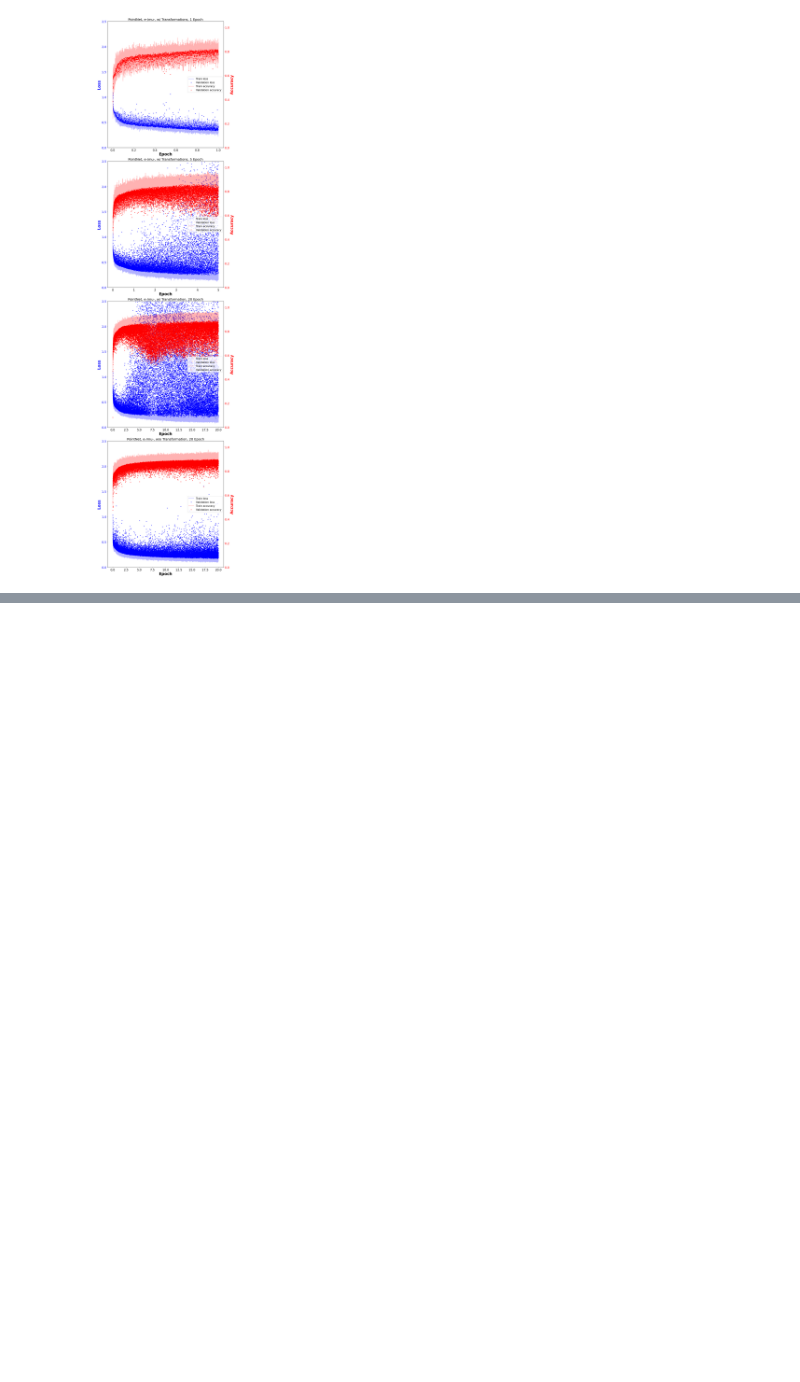
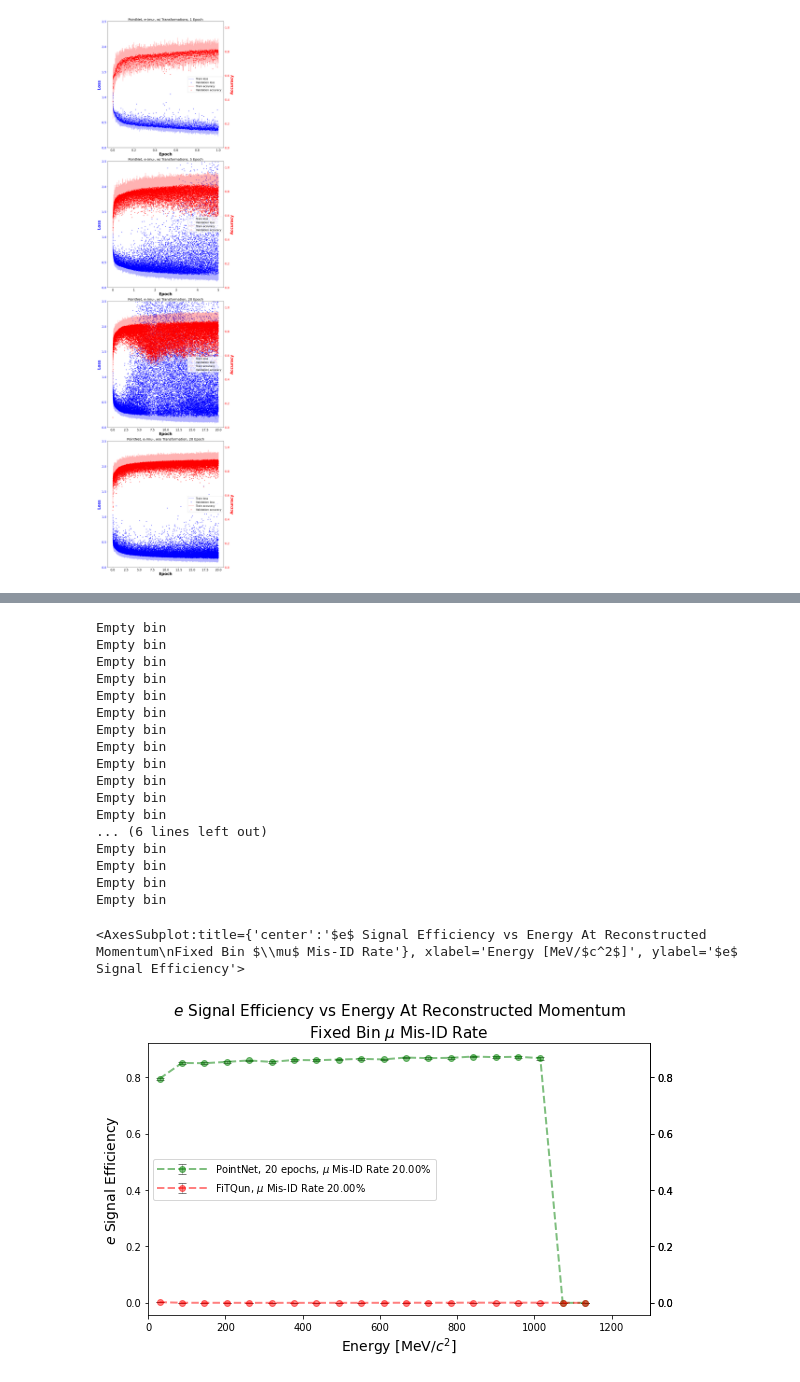
Before and after one commit to Joanna-Gao/WatChMaL_analysis, a Jupyter notebook: pointnet/short_tank_pointnet_tts_var.ipynb, the cells around one changed output, grey strips where cells are left out. Cells and saved outputs as stored; diff of their text form; code cells hidden in the pictures; blank space fills up the shorter version.

```diff
--- a/pointnet/short_tank_pointnet_tts_var.ipynb
+++ b/pointnet/short_tank_pointnet_tts_var.ipynb
@@ -137,0 +147,9 @@ figs = multi_plot_roc(fprs, tprs, thrs, "$e$", "$\mu$",
+# %%
+h5_data_path = "/scratch/jgao/data/HKHybrid/HKHybrid_e-mu-_E0to1000MeV_unif-pos-R3240-y3287cm_4pi-dir_6Mevts.hdf5"
+h5_data      = h5py.File(h5_data_path, "r")
+print(h5_data.keys())
+
+energyies    = np.array(h5_data['energies'])
+angles       = np.array(h5_data['angles'])
+positions    = np.array(h5_data['positions'])
+labels       = np.array(h5_data['labels'])
@@ -137,0 +158,13 @@ figs = multi_plot_roc(fprs, tprs, thrs, "$e$", "$\mu$",
+# %%
+idxs_path = "/scratch/jgao/data/HKHybrid/HKHybrid_e-mu-_E0to1000MeV_unif-pos-R3240-y3287cm_4pi-dir_6Mevts_idxs.npz"
+idxs_data = np.load(idxs_path, allow_pickle=True)
+test_idxs = idxs_data['test_idxs']
+
+# only need test set truth info and trim to FiTQun result length
+test_energies  = remove_indices(energyies[test_idxs], cut_test_idxs)
+test_angles    = remove_indices(angles[test_idxs], cut_test_idxs)
+test_positions = remove_indices(positions[test_idxs], cut_test_idxs)
+test_labels    = remove_indices(labels[test_idxs], cut_test_idxs)
+
+test_zenith_angles  = test_angles[:, 0]
+test_azimuth_angles = test_angles[:, 1]
@@ -137,0 +228,35 @@ figs = multi_plot_roc(fprs, tprs, thrs, "$e$", "$\mu$",
+# %%
+plot_energy_binned_performance(scores_list              = scores_list,
+                                 labels_list            = labels_list,
+                                 reconstructed_momentum = fq_mom,
+                                 energy_features        = test_energies,
+                                 fpr_fixed_point        = 0.2,
+                                 index_dict             = label_dict,
+                                 recons_mom_bin_size    = 50,
+                                 plot_bins              = 20,
+                                 title_note             = '',
+                                 names                  = names,
+                                 colors                 = colors,
+                                 xrange                 = [0, 1300],
+                                 desired_labels=['$e$','$\mu$']
+                               )
+# %% [output]
+Empty bin
+Empty bin
+Empty bin
+Empty bin
+Empty bin
+Empty bin
+Empty bin
+Empty bin
+Empty bin
+Empty bin
+Empty bin
+Empty bin
+... (6 lines left out)
+Empty bin
+Empty bin
+Empty bin
+Empty bin
+<AxesSubplot:title={'center':'$e$ Signal Efficiency vs Energy At Reconstructed Momentum\nFixed Bin $\\mu$ Mis-ID Rate'}, xlabel='Energy [MeV/$c^2$]', ylabel='$e$ Signal Efficiency'>
+[figure, added]
```
Also changed, not shown: parts of 27 cells of this notebook, 3 other files.
